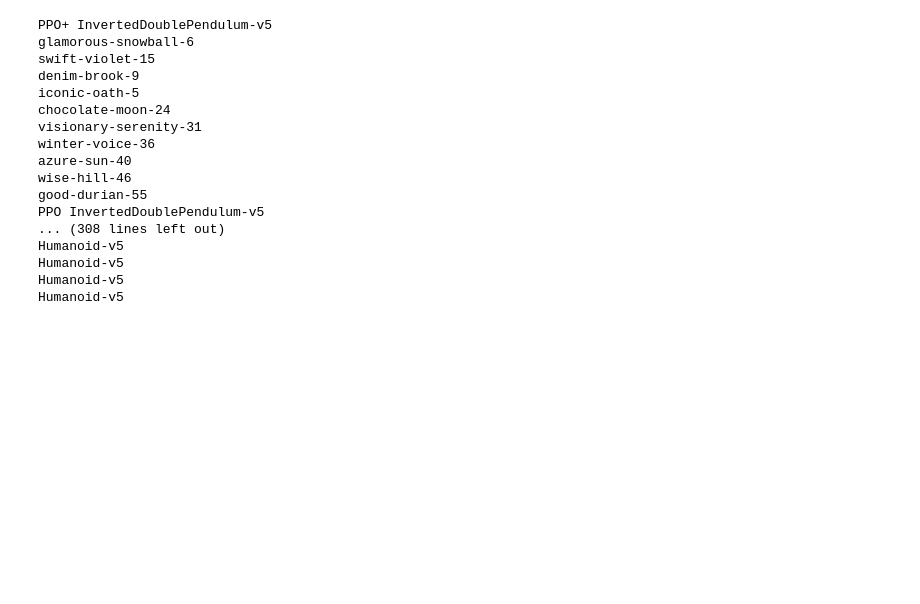
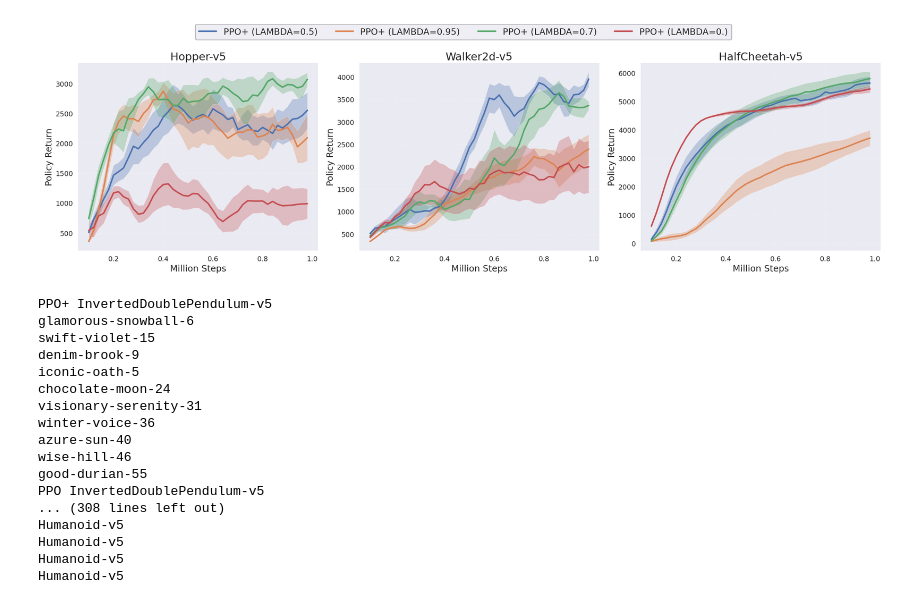
Before and after one commit to kallel-mahdi/supersac, a Jupyter notebook: notebooks/PLOTS.ipynb, the cells around one changed output. Saved outputs shown, nothing was run; the diff lists cells and outputs as text; code cells hidden in the pictures; blank space fills up the shorter version.

Commit message:
Added GAE-Lambda plots

```diff
--- a/notebooks/PLOTS.ipynb
+++ b/notebooks/PLOTS.ipynb
@@ -39,0 +38,99 @@ set_plot_config()
+# %%
+import pandas as pd
+import wandb
+import os
+import numpy as np
+import itertools
+
+
+
+
+
+os.environ["WANDB_API_KEY"]="28996bd59f1ba2c5a8c3f2cc23d8673c327ae230"
+api = wandb.Api()
+entity  = "mahdikallel"
+runs = api.runs(entity + "/" + "GAE_LAMBDA_ABLATIONS")
+
+
+
+
+
+def filter_fn(run,env_name, filter_dict):
+
+
+    if run.config["env_name"]==env_name:
+        for key, value in filter_dict.items():
+            if key not in run.config or run.config[key] != value:
+                return False
+        return True
+    return False
+
+
+
+dc = {
+        "PPO+ (Lambda=0.5)":{"algo_name":"superppo","gamma":0.99,"on_policy_data":False,"temperature":1.,"buffer_size":50000,"use_layer_norm":True,"clipping_ratio":0.25,"num_critics":2,"bound_actions":True,"gae_lambda":0.5,"min_target":False},
+        "PPO+ (Lambda=0.95)":{"algo_name":"superppo","gamma":0.99,"on_policy_data":False,"temperature":1.,"buffer_size":50000,"use_layer_norm":True,"clipping_ratio":0.25,"num_critics":2,"bound_actions":True,"gae_lambda":0.95,"min_target":False},
+        "PPO+ (Lambda=0.7)":{"algo_name":"superppo","gamma":0.99,"on_policy_data":False,"temperature":1.,"buffer_size":50000,"use_layer_norm":True,"clipping_ratio":0.25,"num_critics":2,"bound_actions":True,"gae_lambda":0.7,"min_target":False},
+        "PPO+ (Lambda=0.)":{"algo_name":"superppo","gamma":0.99,"on_policy_data":False,"temperature":1.,"buffer_size":50000,"use_layer_norm":True,"clipping_ratio":0.25,"num_critics":2,"bound_actions":True,"gae_lambda":0.,"min_target":False},
+
+}
+
+
+# dc = {
+#         "PPO (Lambda=0.5)":{"algo_name":"ppo","gamma":0.99,"gae_lambda":0.5},
+#         "PPO (Lambda=0.95)":{"algo_name":"ppo","gamma":0.99,"gae_lambda":0.95},
+#         "PPO (Lambda=0.7)":{"algo_name":"ppo","gamma":0.99,"gae_lambda":0.7},
+#         "PPO (Lambda=0.)":{"algo_name":"ppo","gamma":0.99,"gae_lambda":0.},
+
+# }
+
+env_names = ["Hopper-v5","Walker2d-v5","HalfCheetah-v5"]
+max_steps = [1e6,1e6,1e6]
+
+fig, axs = plt.subplots(1, 3, figsize=(24, 7))
+# Reset runs chain for the outer loop
+for ax, env_name, max_step in zip(axs.flatten(), env_names, max_steps):
+    # Reset the runs chain for each environment
+
+
+    for algo in dc.keys():
+        print(algo, env_name)
+
+        df = pd.DataFrame()
+        config_list, name_list, run_list = [], [], []
+        for run in runs:
+            if filter_fn(run, env_name, dc[algo]):
+
+                config_list.append({k: v for k, v in run.config.items() if not k.startswith("_")})
+                name_list.append(run.name)
+                full_df = run.history(samples=10000)
+                tmp_df = full_df[['evaluation/undisc_policy_return', '_step']].dropna(axis=0)
+                window = 1 if env_name == "InvertedDoublePendulum-v5" else 5
+                tmp_df["average return"] = tmp_df['evaluation/undisc_policy_return'].rolling(window=window).mean()
+                tmp_df['step'] = np.round(tmp_df['_step'] / 10000) * 10000
+                tmp_df = tmp_df[["step", "average return"]]
+                df = pd.concat([df, tmp_df], ignore_index=True)
+                print(run.name)
+
+        df2 = df[df["step"] < int(max_step)]
+        x = df2.groupby("step")["step"].mean() / 1e6
+        mean = df2.groupby("step")["average return"].mean()
+        stderror = df2.groupby("step")["average return"].std() / np.sqrt(df2.groupby("step")["average return"].count())
+
+        ax.plot(x, mean, label=algo.upper(), linewidth=3)
+        ax.fill_between(x, mean - stderror, mean + stderror, alpha=0.3)
+        ax.set_xlabel('Million Steps')
+        ax.set_ylabel('Policy Return')
+        ax.set_title(env_name)
+
+        # Reset runs chain for the next algorithm
+        runs = api.runs(entity + "/" + "GAE_LAMBDA_ABLATIONS")
+
+
+# Create one common legend on top of the figure
+handles, labels = axs[0].get_legend_handles_labels()
+fig.legend(handles, labels, loc='upper center', ncol=len(dc.keys()), bbox_to_anchor=(0.5, 1.05))
+plt.tight_layout(rect=[0, 0, 1, 0.95])
+plt.savefig("./plots/benchmarks/lambda_ppo_plus.pdf", format="pdf", bbox_inches="tight")
+plt.show()
+# %% [output]
@@ -40,3 +154,4 @@ set_plot_config()
+[figure, added]
 # %%
 import pandas as pd
 import wandb
```
Also changed, not shown: parts of 2 cells of this notebook, 7 other files.
